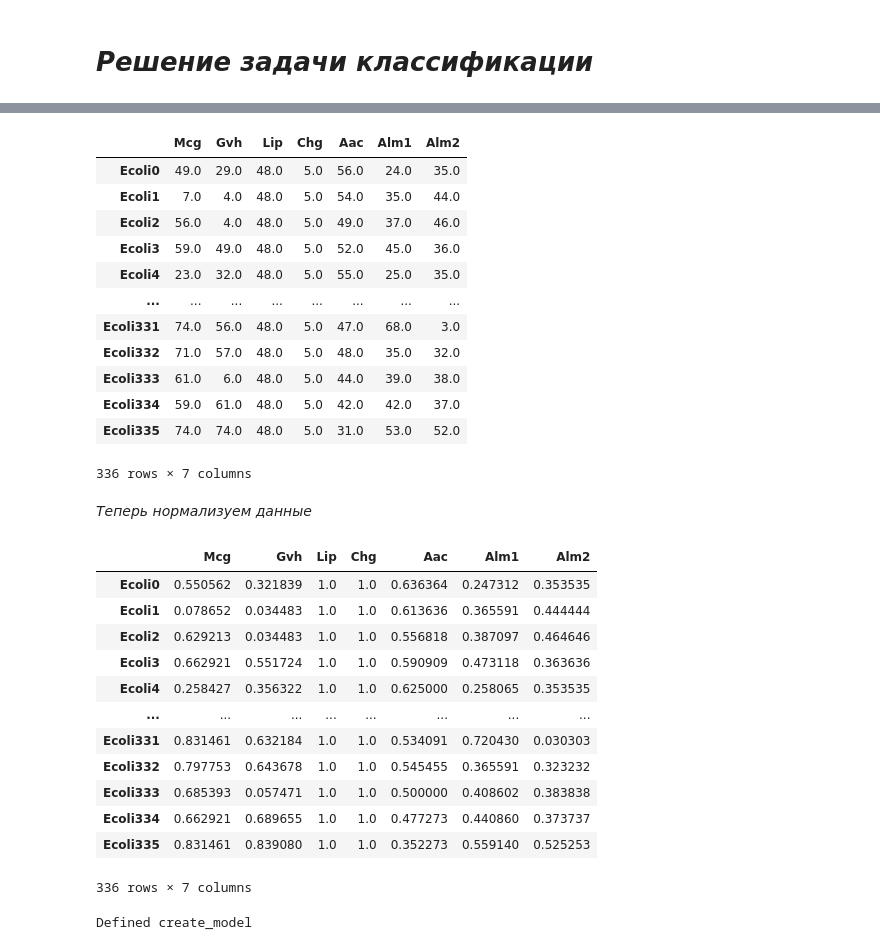
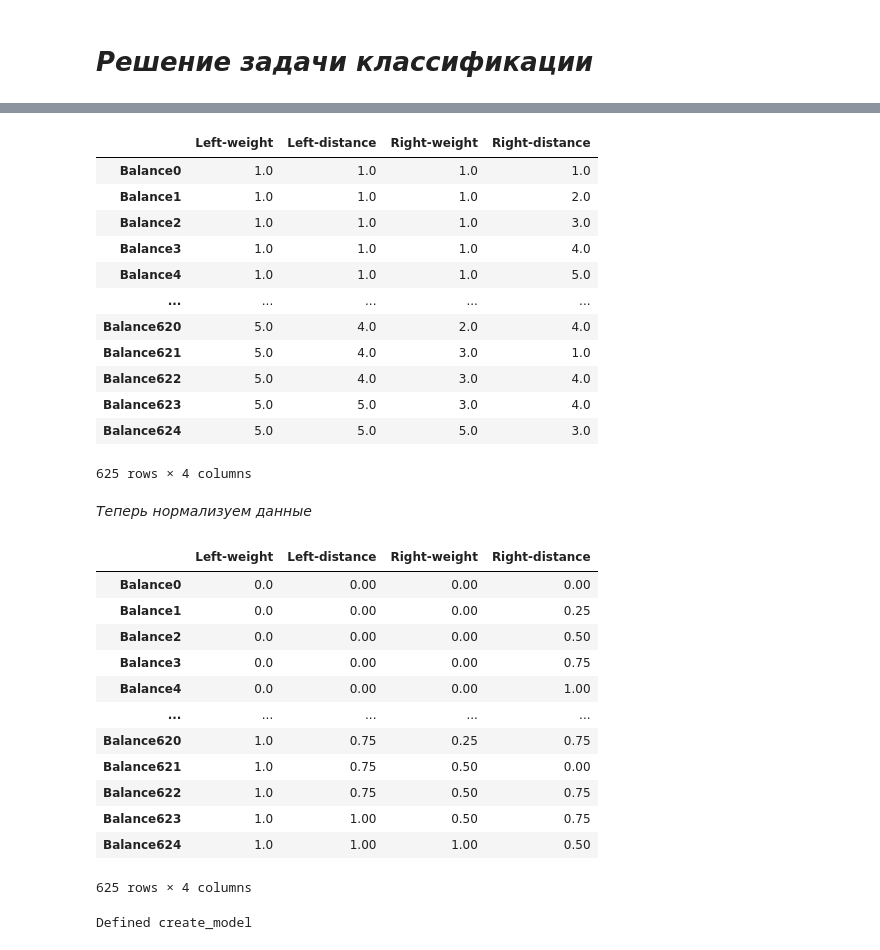
Before and after one commit to Luzinsan/OPD_neuro, a Jupyter notebook: Practice1.ipynb, the cells around one changed output, grey strips where cells are left out. Drawn from its saved outputs; the diff is of its cells as text; code cells hidden in the pictures.

```diff
--- a/Practice1.ipynb
+++ b/Practice1.ipynb
@@ -276,23 +285,30 @@ plot_the_loss_curve(epochs, rmse)
+# %%
+FILE_PATH = '/content/balance'
+MAIN_FILE_NAME = 'balance.dat'
+
+data = load_keel('/content/balance/balance.dat')
+
+balance = data
 # %%
 # Генерация названий строк
-ecoli_names = np.array(['Ecoli{}'.format(i) for i in range(data.X.shape[0])])
+balance_names = np.array(['Balance{}'.format(i) for i in range(data.X.shape[0])])
 # %%
-data = pd.DataFrame(data.X, columns=data.inputs, index=ecoli_names)
+data = pd.DataFrame(data.X, columns=data.inputs, index=balance_names)
 data
 # %% [output]
-|  | Mcg | Gvh | Lip | Chg | Aac | Alm1 | Alm2 |
-| Ecoli0 | 49.0 | 29.0 | 48.0 | 5.0 | 56.0 | 24.0 | 35.0 |
-| Ecoli1 | 7.0 | 4.0 | 48.0 | 5.0 | 54.0 | 35.0 | 44.0 |
-| Ecoli2 | 56.0 | 4.0 | 48.0 | 5.0 | 49.0 | 37.0 | 46.0 |
-| Ecoli3 | 59.0 | 49.0 | 48.0 | 5.0 | 52.0 | 45.0 | 36.0 |
-| Ecoli4 | 23.0 | 32.0 | 48.0 | 5.0 | 55.0 | 25.0 | 35.0 |
-| ... | ... | ... | ... | ... | ... | ... | ... |
-| Ecoli331 | 74.0 | 56.0 | 48.0 | 5.0 | 47.0 | 68.0 | 3.0 |
-| Ecoli332 | 71.0 | 57.0 | 48.0 | 5.0 | 48.0 | 35.0 | 32.0 |
-| Ecoli333 | 61.0 | 6.0 | 48.0 | 5.0 | 44.0 | 39.0 | 38.0 |
-| Ecoli334 | 59.0 | 61.0 | 48.0 | 5.0 | 42.0 | 42.0 | 37.0 |
-| Ecoli335 | 74.0 | 74.0 | 48.0 | 5.0 | 31.0 | 53.0 | 52.0 |
+|  | Left-weight | Left-distance | Right-weight | Right-distance |
+| Balance0 | 1.0 | 1.0 | 1.0 | 1.0 |
+| Balance1 | 1.0 | 1.0 | 1.0 | 2.0 |
+| Balance2 | 1.0 | 1.0 | 1.0 | 3.0 |
+| Balance3 | 1.0 | 1.0 | 1.0 | 4.0 |
+| Balance4 | 1.0 | 1.0 | 1.0 | 5.0 |
+| ... | ... | ... | ... | ... |
+| Balance620 | 5.0 | 4.0 | 2.0 | 4.0 |
+| Balance621 | 5.0 | 4.0 | 3.0 | 1.0 |
+| Balance622 | 5.0 | 4.0 | 3.0 | 4.0 |
+| Balance623 | 5.0 | 5.0 | 3.0 | 4.0 |
+| Balance624 | 5.0 | 5.0 | 5.0 | 3.0 |
-336 rows × 7 columns
+625 rows × 4 columns
 # %% [markdown]
 *Теперь нормализуем данные*
 # %%
@@ -300,21 +316,21 @@ from sklearn.preprocessing import MinMaxScaler
 # %%
 data_scaled = MinMaxScaler().fit_transform(data)
 # %%
-pd.DataFrame(data_scaled, columns=ecoli.inputs, index=ecoli_names)
+pd.DataFrame(data_scaled, columns=balance.inputs, index=balance_names)
 # %% [output]
-|  | Mcg | Gvh | Lip | Chg | Aac | Alm1 | Alm2 |
-| Ecoli0 | 0.550562 | 0.321839 | 1.0 | 1.0 | 0.636364 | 0.247312 | 0.353535 |
-| Ecoli1 | 0.078652 | 0.034483 | 1.0 | 1.0 | 0.613636 | 0.365591 | 0.444444 |
-| Ecoli2 | 0.629213 | 0.034483 | 1.0 | 1.0 | 0.556818 | 0.387097 | 0.464646 |
-| Ecoli3 | 0.662921 | 0.551724 | 1.0 | 1.0 | 0.590909 | 0.473118 | 0.363636 |
-| Ecoli4 | 0.258427 | 0.356322 | 1.0 | 1.0 | 0.625000 | 0.258065 | 0.353535 |
-| ... | ... | ... | ... | ... | ... | ... | ... |
-| Ecoli331 | 0.831461 | 0.632184 | 1.0 | 1.0 | 0.534091 | 0.720430 | 0.030303 |
-| Ecoli332 | 0.797753 | 0.643678 | 1.0 | 1.0 | 0.545455 | 0.365591 | 0.323232 |
-| Ecoli333 | 0.685393 | 0.057471 | 1.0 | 1.0 | 0.500000 | 0.408602 | 0.383838 |
-| Ecoli334 | 0.662921 | 0.689655 | 1.0 | 1.0 | 0.477273 | 0.440860 | 0.373737 |
-| Ecoli335 | 0.831461 | 0.839080 | 1.0 | 1.0 | 0.352273 | 0.559140 | 0.525253 |
+|  | Left-weight | Left-distance | Right-weight | Right-distance |
+| Balance0 | 0.0 | 0.00 | 0.00 | 0.00 |
+| Balance1 | 0.0 | 0.00 | 0.00 | 0.25 |
+| Balance2 | 0.0 | 0.00 | 0.00 | 0.50 |
+| Balance3 | 0.0 | 0.00 | 0.00 | 0.75 |
+| Balance4 | 0.0 | 0.00 | 0.00 | 1.00 |
+| ... | ... | ... | ... | ... |
+| Balance620 | 1.0 | 0.75 | 0.25 | 0.75 |
+| Balance621 | 1.0 | 0.75 | 0.50 | 0.00 |
+| Balance622 | 1.0 | 0.75 | 0.50 | 0.75 |
+| Balance623 | 1.0 | 1.00 | 0.50 | 0.75 |
+| Balance624 | 1.0 | 1.00 | 1.00 | 0.50 |
-336 rows × 7 columns
+625 rows × 4 columns
 # %%
 def build_model(my_learning_rate):
   """Создание классификатора"""
```
Also changed, not shown: parts of 8 cells of this notebook.
